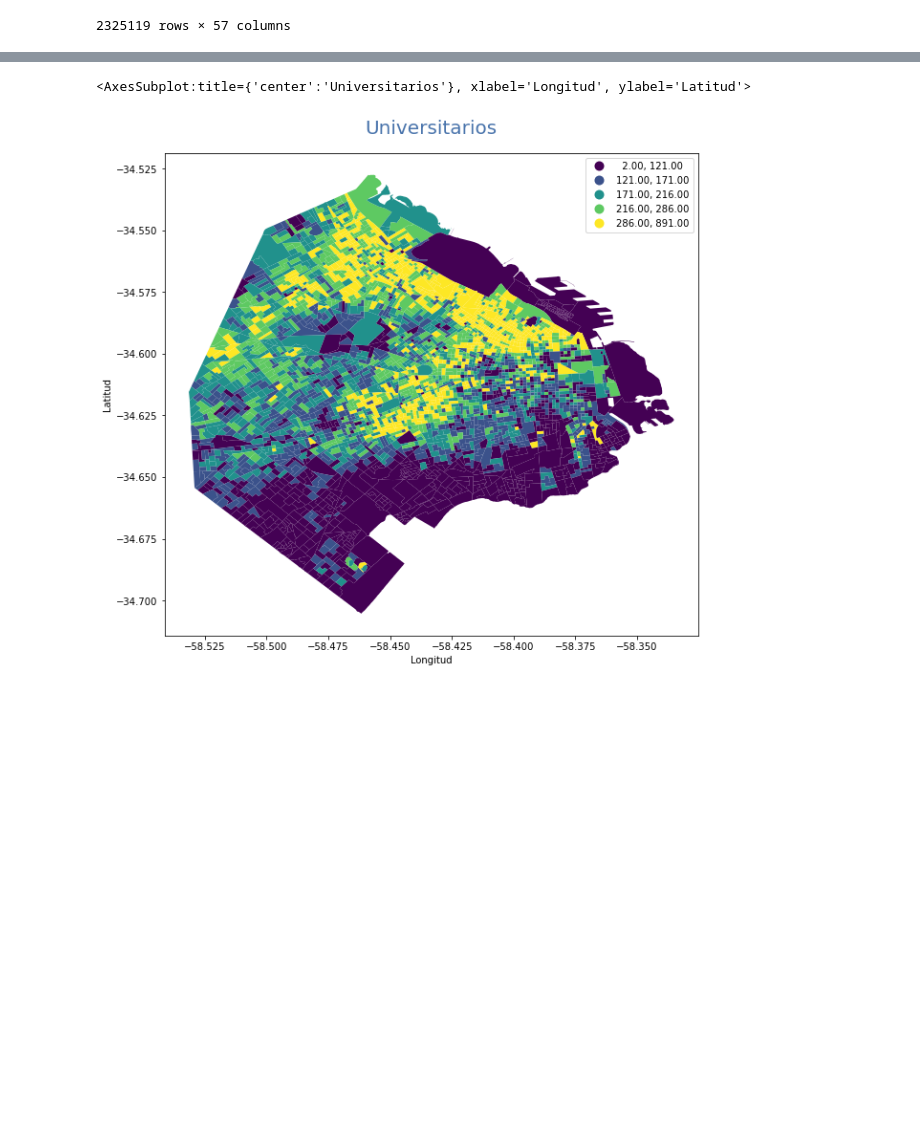
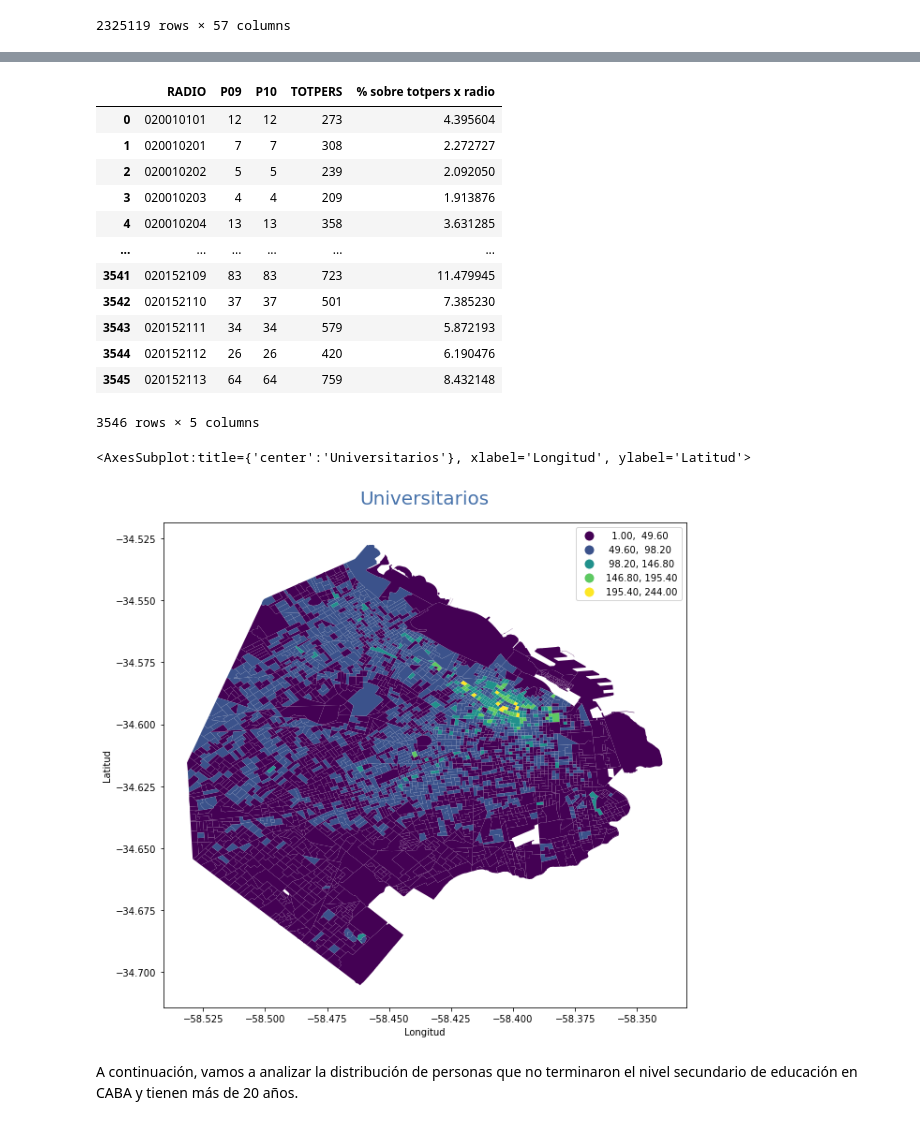
Before and after one commit to miller862/GRUPO_GANADOR, a Jupyter notebook: Informe 1.ipynb, the cells around one changed output, grey strips where cells are left out. Saved outputs shown, nothing was run; the diff lists cells and outputs as text; code cells hidden in the pictures; blank space fills up the shorter version.

```diff
--- a/Informe 1.ipynb
+++ b/Informe 1.ipynb
@@ -474,0 +477,3 @@ Una vez que unimos estos dataframe, podemos pasar a analizar la distribución de
+# %%
+totpersxradio = votantes[["RADIO","TOTPERS"]].groupby(["RADIO"]).count()
+totpersxradio
@@ -475,29 +497,54 @@ Una vez que unimos estos dataframe, podemos pasar a analizar la distribución de
 # %%
-is_universitario = votantes.loc[:,"P09"] == 7
-universitario = votantes[is_universitario]
+universitario = votantes.loc[((votantes["P09"] == 7) & (votantes["P10"] == 2) & (votantes["P03"] <30 ))]
+universitario
+# %%
+universitario = universitario.loc[:,["P09", "P10", "RADIO"]]
 universitario
 
 # %%
-uni_radio_agrup = universitario.groupby(["RADIO"]).count()
-uni_radio_agrup
+universitario = universitario.groupby(["RADIO"]).count()
+universitario
+# %%
+universitario.reset_index(inplace= True)
+universitario
 
 # %%
-uni_radio_agrup.reset_index(inplace= True)
-uni_radio_agrup
-
+universitario = pd.merge(universitario, totpersxradio, on = "RADIO", how = "inner")
+universitario
 # %%
-uni_radio_shp = pd.merge(radios_shp,uni_radio_agrup, on="RADIO", how="inner")
-uni_radio_shp
-
-fig, ax = plt.subplots(figsize=(10, 10))
-
-# Control del título y los ejes
-ax.set_title('Universitarios',
-             pad = 20,
-             fontdict={'fontsize':20, 'color': '#4873ab'})
-ax.set_xlabel('Longitud')
-ax.set_ylabel('Latitud')
-uni_radio_shp.plot(column='P09', cmap='viridis',scheme='quantiles',legend=True, ax=ax, zorder=5)
+universitario["% sobre totpers x radio"] = universitario.apply(
+    (lambda x: (x["P09"] + 0.0) / x["TOTPERS"] * 100), axis=1
+)
+universitario
 # %% [output]
+|  | RADIO | P09 | P10 | TOTPERS | % sobre totpers x radio |
+| 0 | 020010101 | 12 | 12 | 273 | 4.395604 |
+| 1 | 020010201 | 7 | 7 | 308 | 2.272727 |
+| 2 | 020010202 | 5 | 5 | 239 | 2.092050 |
+| 3 | 020010203 | 4 | 4 | 209 | 1.913876 |
+| 4 | 020010204 | 13 | 13 | 358 | 3.631285 |
+| ... | ... | ... | ... | ... | ... |
+| 3541 | 020152109 | 83 | 83 | 723 | 11.479945 |
+| 3542 | 020152110 | 37 | 37 | 501 | 7.385230 |
+| 3543 | 020152111 | 34 | 34 | 579 | 5.872193 |
+| 3544 | 020152112 | 26 | 26 | 420 | 6.190476 |
+| 3545 | 020152113 | 64 | 64 | 759 | 8.432148 |
-<AxesSubplot:title={'center':'Universitarios'}, xlabel='Longitud', ylabel='Latitud'>
+3546 rows × 5 columns
-[figure, removed]
+# %%
+uni_radio_shp = pd.merge(radios_shp,universitario, on="RADIO", how="inner")
+uni_radio_shp
+# %%
+fig, ax = plt.subplots(figsize=(10, 10))
+
+# Control del título y los ejes
+ax.set_title('Universitarios',
+             pad = 20,
+             fontdict={'fontsize':20, 'color': '#4873ab'})
+ax.set_xlabel('Longitud')
+ax.set_ylabel('Latitud')
+uni_radio_shp.plot(column='P09', cmap='viridis',scheme='equalinterval',legend=True, ax=ax, zorder=5)
+# %% [output]
+<AxesSubplot:title={'center':'Universitarios'}, xlabel='Longitud', ylabel='Latitud'>
+[figure, added]
+# %% [markdown]
+A continuación, vamos a analizar la distribución de personas que no terminaron el nivel secundario de educación en CABA y tienen más de 20 años.
```
Also changed, not shown: parts of 20 cells of this notebook.
